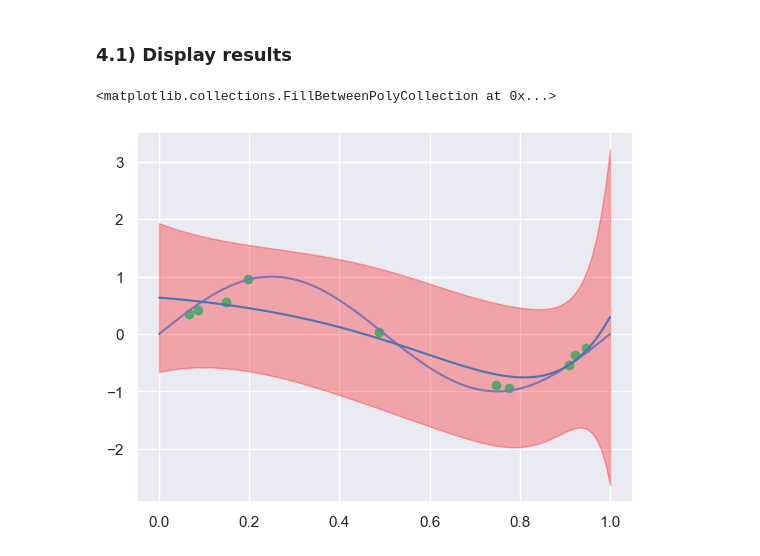
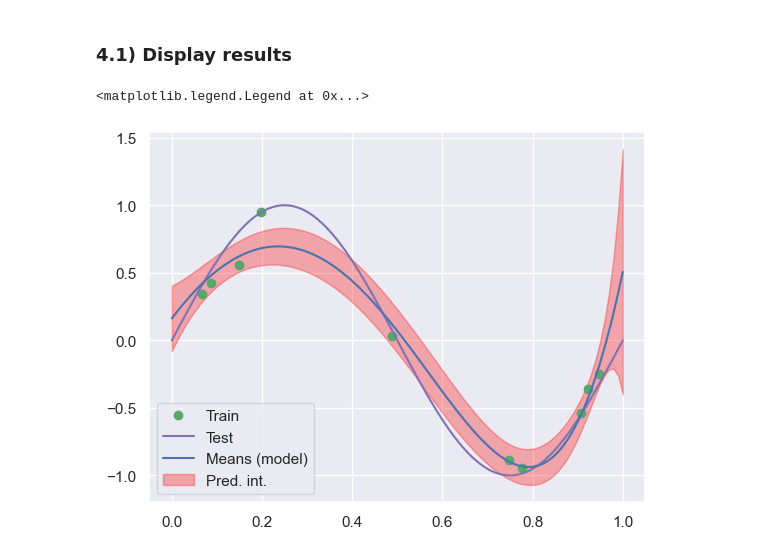
Before and after one commit to FVardi/PhD-Courses, a Jupyter notebook: Statistical Learning and Machine Learning/Exercises/02-polynomial-curve-fitting-and-decision-theory/exercise-2.ipynb, the cells around one changed output. Drawn from its saved outputs; the diff is of its cells as text; code cells hidden in the pictures.

```diff
--- a/Statistical Learning and Machine Learning/Exercises/02-polynomial-curve-fitting-and-decision-theory/exercise-2.ipynb
+++ b/Statistical Learning and Machine Learning/Exercises/02-polynomial-curve-fitting-and-decision-theory/exercise-2.ipynb
@@ -415,17 +415,18 @@ def variance(alpha, beta, x_star, x, t, M):
 # %% [markdown]
 ### 4.1) Display results
 # %%
-alpha = 0.05
-beta = 1.1
+alpha = 0.005
+beta = 11.1
 M = 9
 
 means = np.array(list(map(lambda x: mean(alpha, beta, x, x_train, y_train, M), x_test)))
 variances = np.array(list(map(lambda x: variance(alpha, beta, x, x_train, y_train, M), x_test)))
 
-plt.plot(x_train, y_train, 'og')
-plt.plot(x_test, y_test, '-m')
-plt.plot(x_test, means, '-b')
-plt.fill_between(x_test, means + variances, means - variances, color='red', alpha=0.3)
+plt.plot(x_train, y_train, 'og', label="Train")
+plt.plot(x_test, y_test, '-m', label="Test")
+plt.plot(x_test, means, '-b', label="Means (model)")
+plt.fill_between(x_test, means + variances, means - variances, color='red', alpha=0.3, label="Pred. int.")
+plt.legend()
 # %% [output]
-<matplotlib.collections.FillBetweenPolyCollection at 0x...>
+<matplotlib.legend.Legend at 0x...>
-[figure, old version]
+[figure, new version]
```
